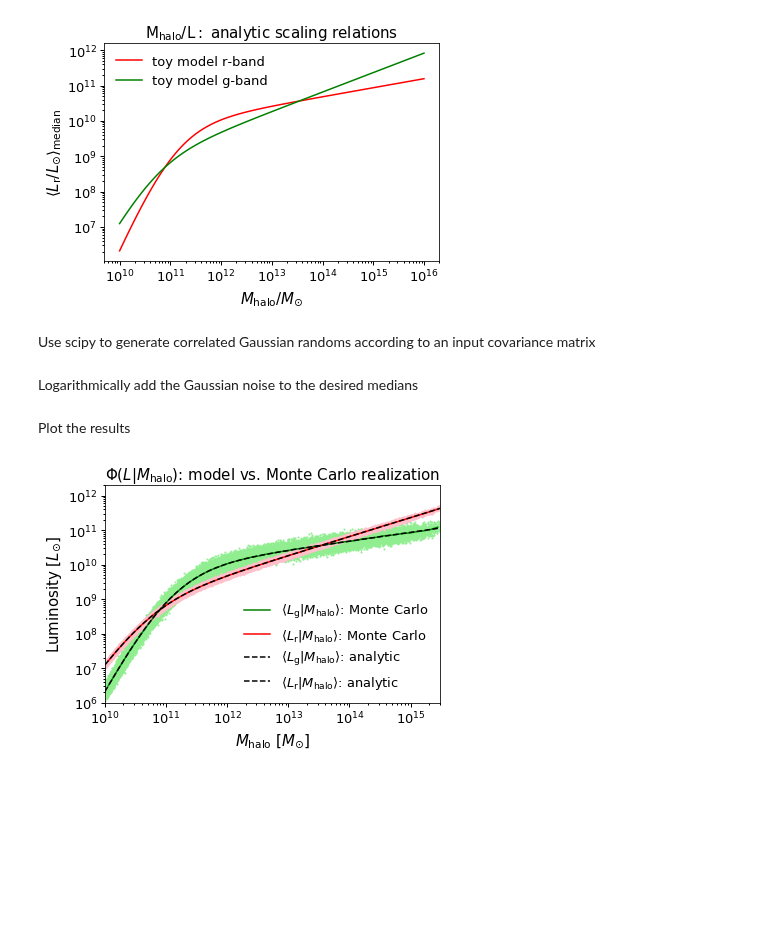
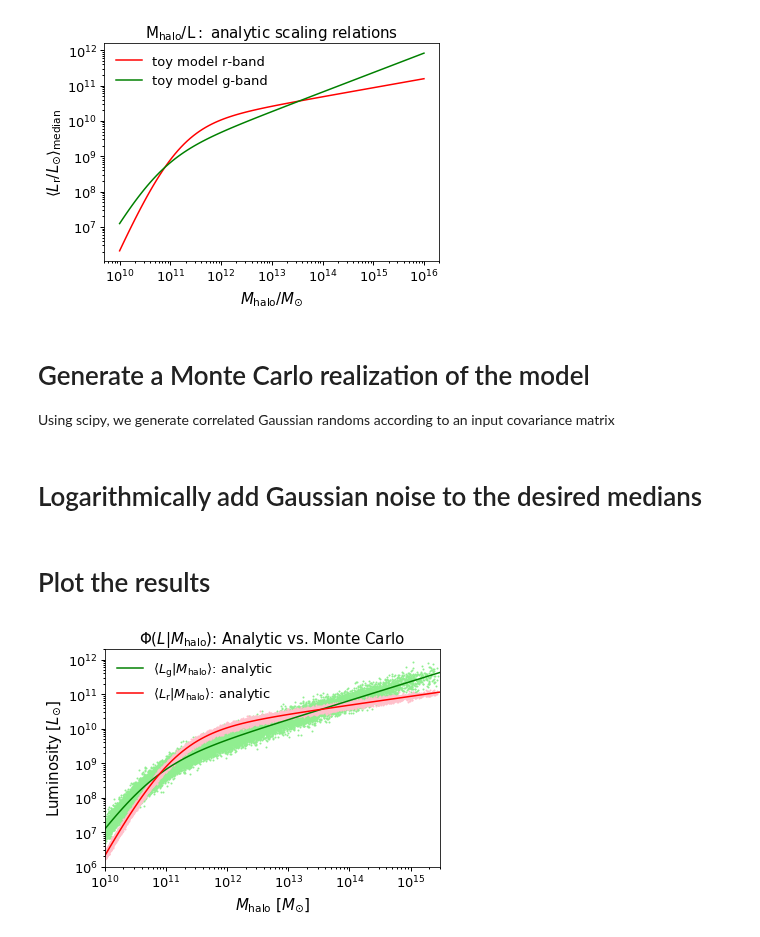
Before and after one commit to aphearin/galsampler_trial_problems, a Jupyter notebook: first_rescaling_trial_problem.ipynb, the cells around one changed output. Cells and saved outputs as stored; diff of their text form; code cells hidden in the pictures; blank space fills up the shorter version.

Commit message:
Finished making plots of first model. Trial problem setup looks good

```diff
--- a/first_rescaling_trial_problem.ipynb
+++ b/first_rescaling_trial_problem.ipynb
@@ -7,5 +7,5 @@ from astropy.table import Table
 
 galaxies = Table()
 
-num_halos = int(1e5)
+num_halos = int(1e6)
 galaxies['galid'] = np.arange(num_halos).astype(int)
@@ -82,10 +89,12 @@ fig.savefig(figname, bbox_extra_artists=[xlabel, ylabel], bbox_inches='tight')
 # %% [output]
 [figure]
 # %% [markdown]
-Use scipy to generate correlated Gaussian randoms according to an input covariance matrix
+# Generate a Monte Carlo realization of the model
+
+Using scipy, we generate correlated Gaussian randoms according to an input covariance matrix
 # %%
 #  Set up the (toy) covariance matrix
-sqrt_cov = np.array(((0.03, 0.05), (0.05, 0.1)))
+sqrt_cov = np.array(((0.05, 0.05), (0.05, 0.15)))
 cov = sqrt_cov*sqrt_cov
 
 #  Calculate the eigenvectors of Cov
@@ -105,16 +114,16 @@ X = np.array((a, b)).reshape((2, num_halos))
 Y = np.dot(U, X)
 c, d = Y[0, :], Y[1, :]
 # %% [markdown]
-Logarithmically add the Gaussian noise to the desired medians
+#  Logarithmically add Gaussian noise to the desired medians
 # %%
 #  Compute the desired medians at each halo mass
 
 #  Update the model dictionary and compute the median
-clf_model.param_dict.update(rband_dict)
+clf_model.param_dict.update(gband_dict)
 median_lg = clf_model.median_prim_galprop(prim_haloprop=galaxies['host_halo_mass'])
 
 #  Update the model dictionary and compute the median
-clf_model.param_dict.update(gband_dict)
+clf_model.param_dict.update(rband_dict)
 median_lr = clf_model.median_prim_galprop(prim_haloprop=galaxies['host_halo_mass'])
 
 #  Logarithmically add Gaussian noise
@@ -122,42 +131,52 @@ log_median_r_and_g = np.log10(np.array((median_lr, median_lg)).reshape((2, num_h
 
 log_mc_r_and_g = log_median_r_and_g + Y
 
-mc_r = 10**log_mc_r_and_g[0, :]
-mc_g = 10**log_mc_r_and_g[1, :]
+galaxies['luminosity_rband'] = 10**log_mc_r_and_g[0, :]
+galaxies['luminosity_gband'] = 10**log_mc_r_and_g[1, :]
 # %% [markdown]
-Plot the results
+# Plot the results
 # %%
-fig, ax = plt.subplots(1, 1)
-
-logm = np.log10(galaxies['host_halo_mass'])
-
 from scipy.stats import binned_statistic
 logm_bins = np.linspace(10, 15.5, 50)
 logm_mids = 0.5*(logm_bins[:-1] + logm_bins[1:])
-median_rband, __, __ = binned_statistic(logm, mc_r, bins=logm_bins, statistic='median')
-median_gband, __, __ = binned_statistic(logm, mc_g, bins=logm_bins, statistic='median')
 
+median_rband, __, __ = binned_statistic(
+        galaxies['host_halo_mass'], galaxies['luminosity_rband'],
+        bins=10**logm_bins, statistic='median')
+
+median_gband, __, __ = binned_statistic(
+    galaxies['host_halo_mass'], galaxies['luminosity_gband'],
+    bins=10**logm_bins, statistic='median')
+
+
+fig, ax = plt.subplots(1, 1)
 __=ax.loglog()
-__=ax.plot(10**logm_mids, median_gband, color='green',
-          label=r'$\langle L_{\rm g} \vert M_{\rm halo} \rangle$: Monte Carlo')
-__=ax.plot(10**logm_mids, median_rband, color='red',
-          label=r'$\langle L_{\rm r} \vert M_{\rm halo} \rangle$: Monte Carlo')
 
-__=ax.scatter(10**logm, mc_g, s=1, color='lightgreen',
-             )
-__=ax.scatter(10**logm, mc_r, s=1, color='pink')
+nskip=50
+# __=ax.plot(10**logm_mids, median_gband, color='green',
+#           label=r'$\langle L_{\rm g} \vert M_{\rm halo} \rangle$: Monte Carlo')
+# __=ax.plot(10**logm_mids, median_rband, color='red',
+#           label=r'$\langle L_{\rm r} \vert M_{\rm halo} \rangle$: Monte Carlo')
 
-__=ax.plot(halo_mass_table, median_lg_table, '--', color='k',
+__=ax.scatter(galaxies['host_halo_mass'][::nskip], galaxies['luminosity_gband'][::nskip],
+              s=1, color='lightgreen', label='')
+__=ax.scatter(galaxies['host_halo_mass'][::nskip], galaxies['luminosity_rband'][::nskip],
+              s=1, color='pink', label='')
+
+__=ax.plot(halo_mass_table, median_lg_table,  color='green',
           label=r'$\langle L_{\rm g} \vert M_{\rm halo} \rangle$: analytic')
-__=ax.plot(halo_mass_table, median_lr_table, '--', color='k',
+__=ax.plot(halo_mass_table, median_lr_table, color='red',
           label=r'$\langle L_{\rm r} \vert M_{\rm halo} \rangle$: analytic')
 
 xlim = ax.set_xlim(1e10, 3e15)
 ylim = ax.set_ylim(1e6, 2e12)
 
 xlabel = ax.set_xlabel(r'$M_{\rm halo}$ $[M_{\odot}]$')
 ylabel = ax.set_ylabel(r'Luminosity $[L_{\odot}]$')
-title = ax.set_title(r'$\Phi(L\vert M_{\rm halo})$: model vs. Monte Carlo realization')
+title = ax.set_title(r'$\Phi(L\vert M_{\rm halo})$: Analytic vs. Monte Carlo')
 legend = ax.legend()
+
+figname = 'mass_to_light_scaling_analytic_vs_monte_carlo.pdf'
+fig.savefig(figname, bbox_extra_artists=[xlabel, ylabel], bbox_inches='tight')
 # %% [output]
-[figure, old version]
+[figure, new version]
```
Also changed, not shown: parts of 7 cells of this notebook, 6 other files.
